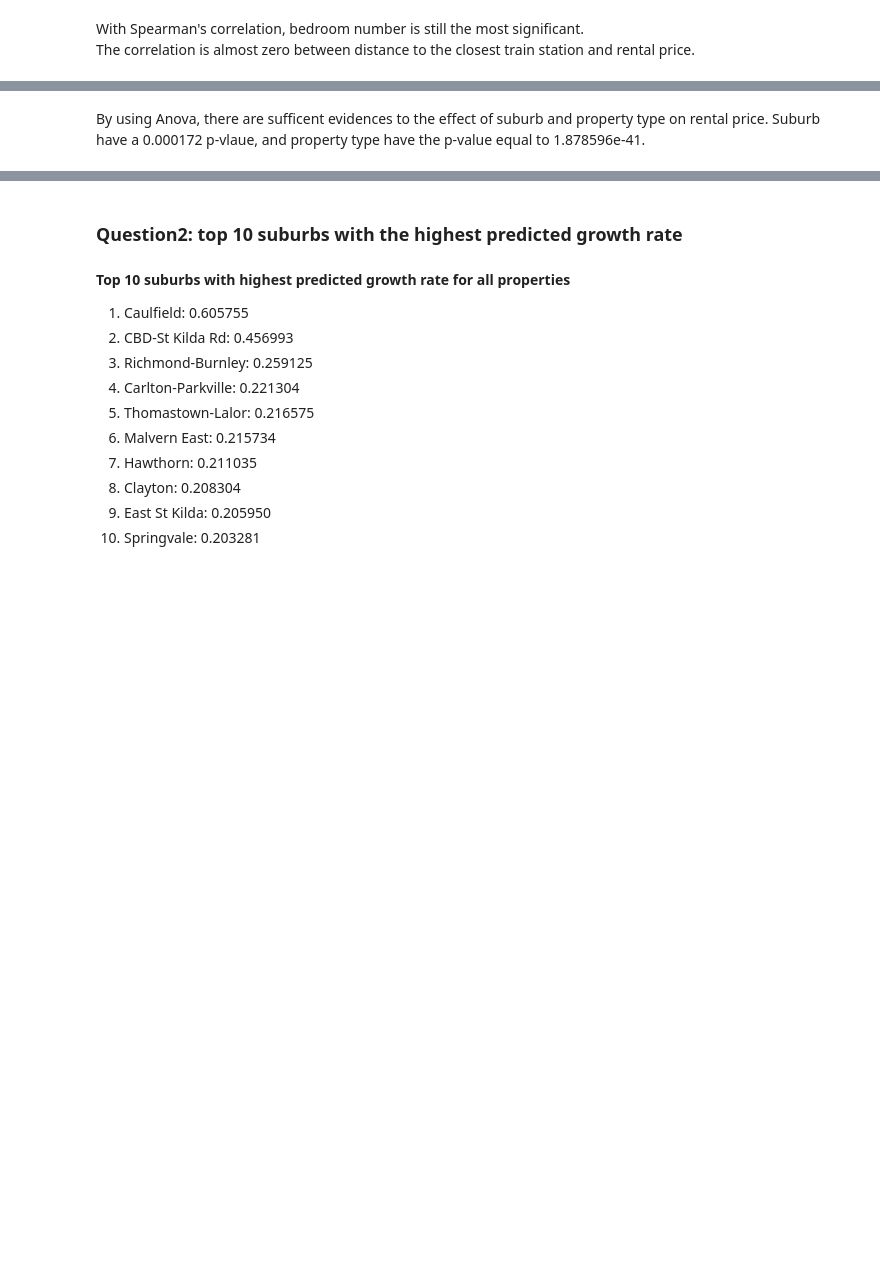
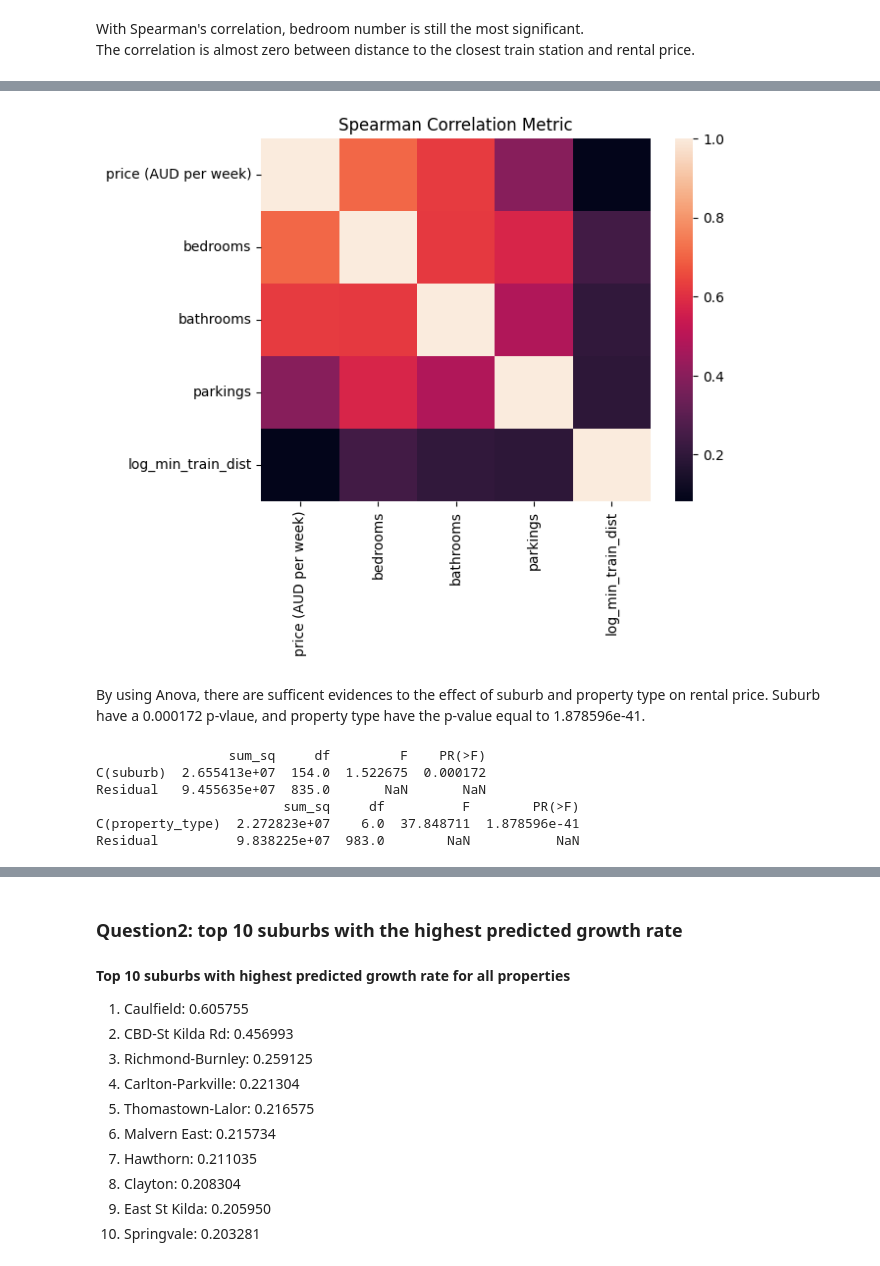
Before and after one commit to MAST30034-AppliedDataScience/project-2-group-real-estate-industry-project-27, a Jupyter notebook: notebooks/summary.ipynb, the cells around one changed output, grey strips where cells are left out. Cells and saved outputs as stored; diff of their text form; code cells hidden in the pictures; blank space fills up the shorter version.

```diff
--- a/notebooks/summary.ipynb
+++ b/notebooks/summary.ipynb
@@ -87,3 +104,42 @@ The correlation is almost zero between distance to the closest train station and
+# %%
+sns.heatmap(property_df[corr_columns].corr(method='spearman'))
+plt.title('Spearman Correlation Metric')
+plt.savefig('../plots/spearmans_corr.png', bbox_inches='tight')
+plt.show()
+
+# still no strong relationship bewteen price and log_min_train_dist
+# %% [output]
+[figure, added]
 # %% [markdown]
 By using Anova, there are sufficent evidences to the effect of suburb and property type on rental price.
 Suburb have a 0.000172 p-vlaue, and property type have the p-value equal to 1.878596e-41.
+# %%
+import statsmodels.api as sm
+from statsmodels.formula.api import ols
+# Rename the 'price (AUD per week)' column
+property_df = property_df.rename(columns={'price (AUD per week)': 'price_per_week'})
+# Rename the 'property type' column
+property_df = property_df.rename(columns={'property type': 'property_type'})
+
+# test effect of suburb on rental price
+model_suburb = ols('price_per_week ~ C(suburb)', data=property_df).fit()
+
+anova_suburb = sm.stats.anova_lm(model_suburb, typ=2)
+print(anova_suburb)
+
+# there is a statistically significant effect of suburb on rental price
+
+# test effect of property type on rental price
+model_type = ols('price_per_week ~ C(property_type)', data=property_df).fit()
+
+anova_type = sm.stats.anova_lm(model_type, typ=2)
+print(anova_type)
+
+# there is a statistically significant effect of property type on rental price
+# %% [output]
+                 sum_sq     df         F    PR(>F)
+C(suburb)  2.655413e+07  154.0  1.522675  0.000172
+Residual   9.455635e+07  835.0       NaN       NaN
+                        sum_sq     df          F        PR(>F)
+C(property_type)  2.272823e+07    6.0  37.848711  1.878596e-41
+Residual          9.838225e+07  983.0        NaN           NaN
```
Also changed, not shown: parts of 8 cells of this notebook.
